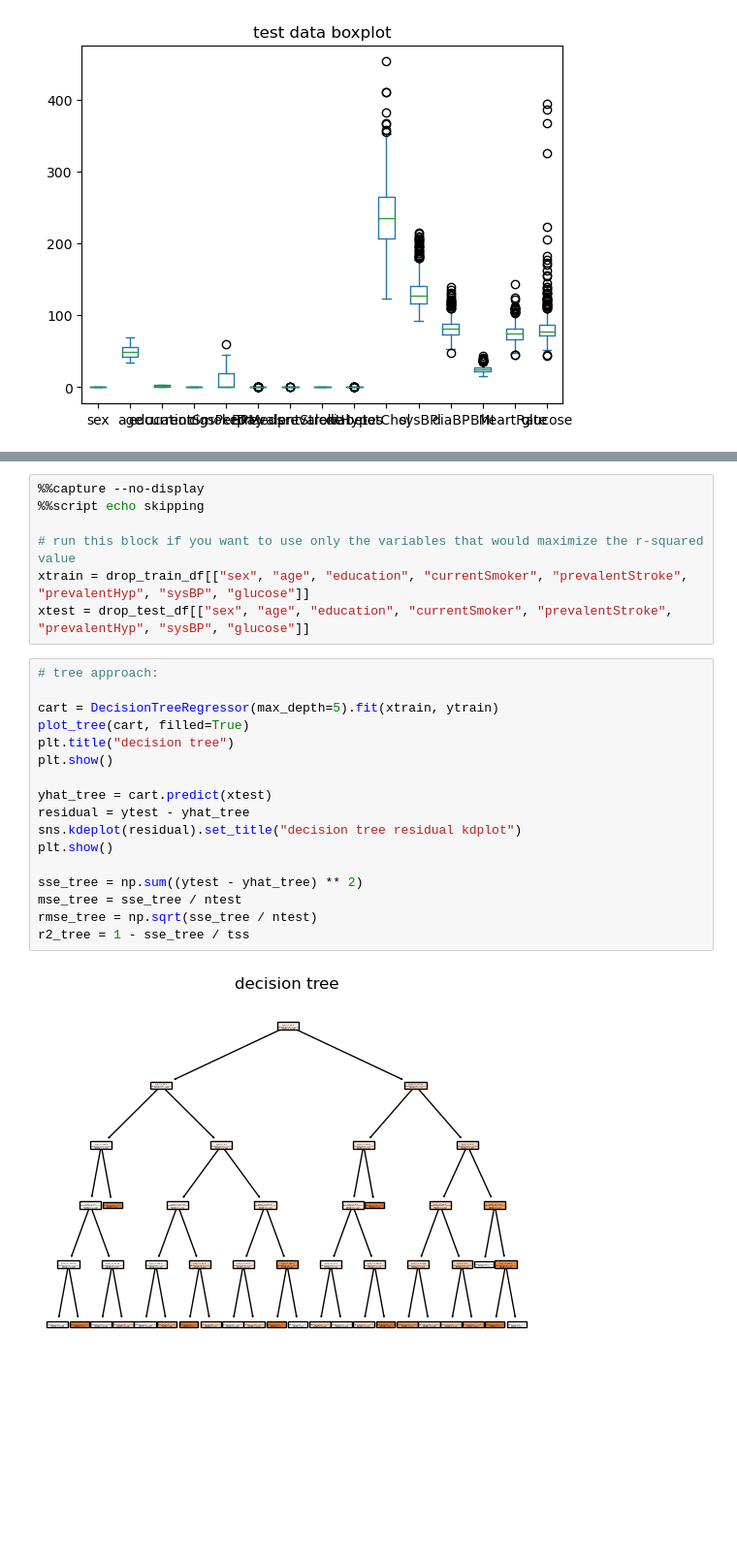
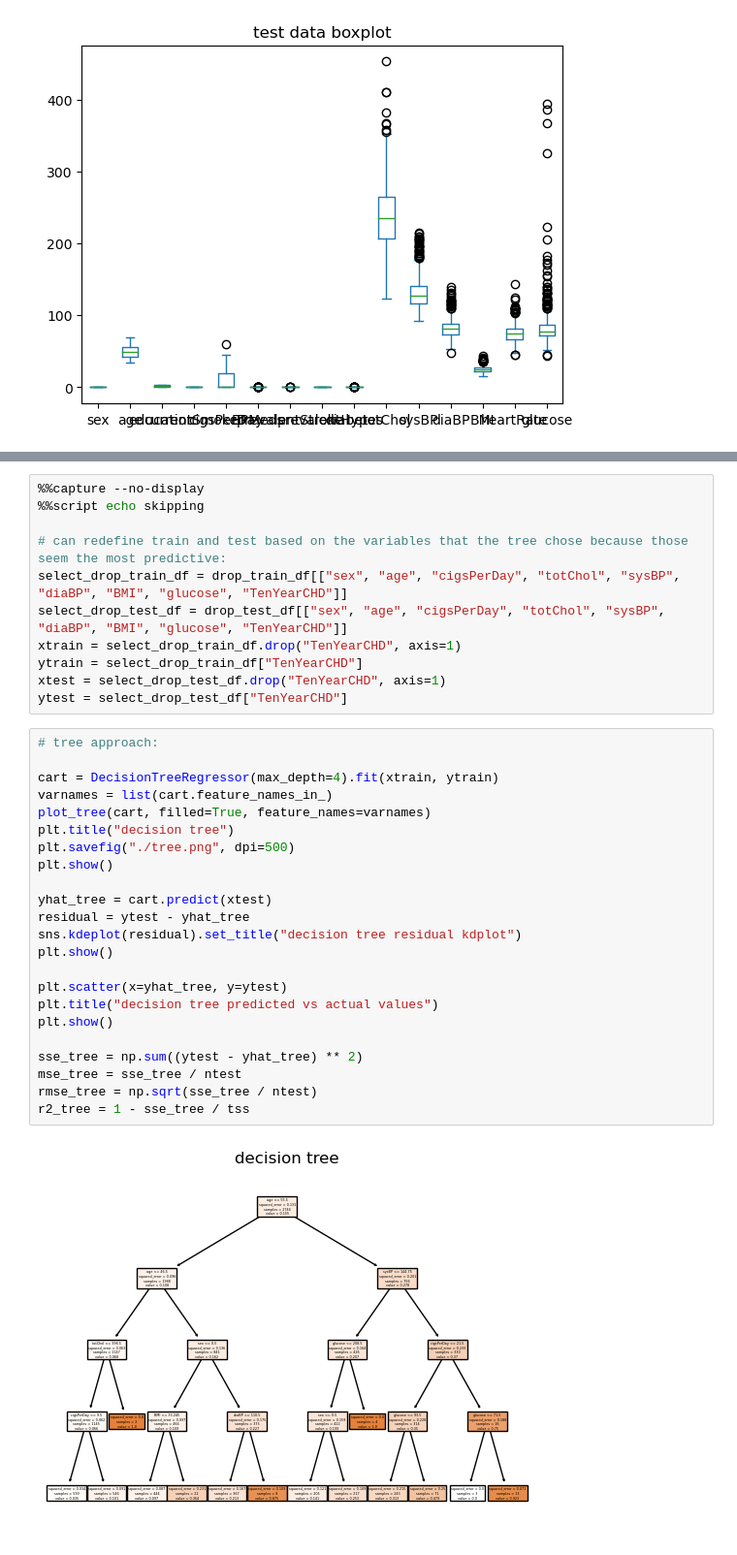
Before and after one commit to ryandinnh/project_chd, a Jupyter notebook: project_chd_outline.ipynb, the cells around one changed output, grey strips where cells are left out. Shown at 97% size. Drawn from its saved outputs; the diff is of its cells as text; blank space fills up the shorter version.

```diff
--- a/project_chd_outline.ipynb
+++ b/project_chd_outline.ipynb
@@ -207,26 +236,36 @@ best variables: ('sex', 'age', 'education', 'currentSmoker', 'prevalentStroke',
-# %%
-%%capture --no-display
-%%script echo skipping
-
-# run this block if you want to use only the variables that would maximize the r-squared value
-xtrain = drop_train_df[["sex", "age", "education", "currentSmoker", "prevalentStroke", "prevalentHyp", "sysBP", "glucose"]]
-xtest = drop_test_df[["sex", "age", "education", "currentSmoker", "prevalentStroke", "prevalentHyp", "sysBP", "glucose"]]
+# %%
+%%capture --no-display
+%%script echo skipping
+
+# can redefine train and test based on the variables that the tree chose because those seem the most predictive:
+select_drop_train_df = drop_train_df[["sex", "age", "cigsPerDay", "totChol", "sysBP", "diaBP", "BMI", "glucose", "TenYearCHD"]]
+select_drop_test_df = drop_test_df[["sex", "age", "cigsPerDay", "totChol", "sysBP", "diaBP", "BMI", "glucose", "TenYearCHD"]]
+xtrain = select_drop_train_df.drop("TenYearCHD", axis=1)
+ytrain = select_drop_train_df["TenYearCHD"]
+xtest = select_drop_test_df.drop("TenYearCHD", axis=1)
+ytest = select_drop_test_df["TenYearCHD"]
 # %%
 # tree approach:
 
-cart = DecisionTreeRegressor(max_depth=5).fit(xtrain, ytrain)
-plot_tree(cart, filled=True)
+cart = DecisionTreeRegressor(max_depth=4).fit(xtrain, ytrain)
+varnames = list(cart.feature_names_in_)
+plot_tree(cart, filled=True, feature_names=varnames)
 plt.title("decision tree")
+plt.savefig("./tree.png", dpi=500)
 plt.show()
 
 yhat_tree = cart.predict(xtest)
 residual = ytest - yhat_tree
 sns.kdeplot(residual).set_title("decision tree residual kdplot")
 plt.show()
 
+plt.scatter(x=yhat_tree, y=ytest)
+plt.title("decision tree predicted vs actual values")
+plt.show()
+
 sse_tree = np.sum((ytest - yhat_tree) ** 2)
 mse_tree = sse_tree / ntest
 rmse_tree = np.sqrt(sse_tree / ntest)
 r2_tree = 1 - sse_tree / tss
 # %% [output]
-[figure, old version]
+[figure, new version]
```
Also changed, not shown: parts of 7 cells of this notebook.
